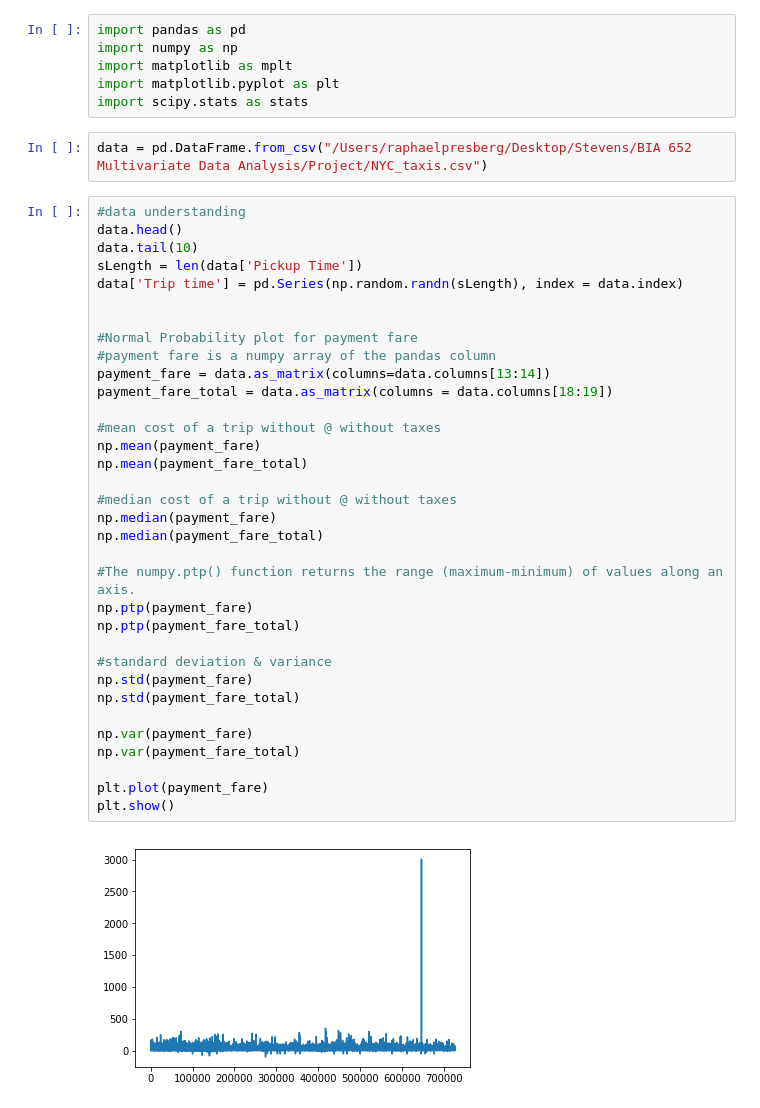
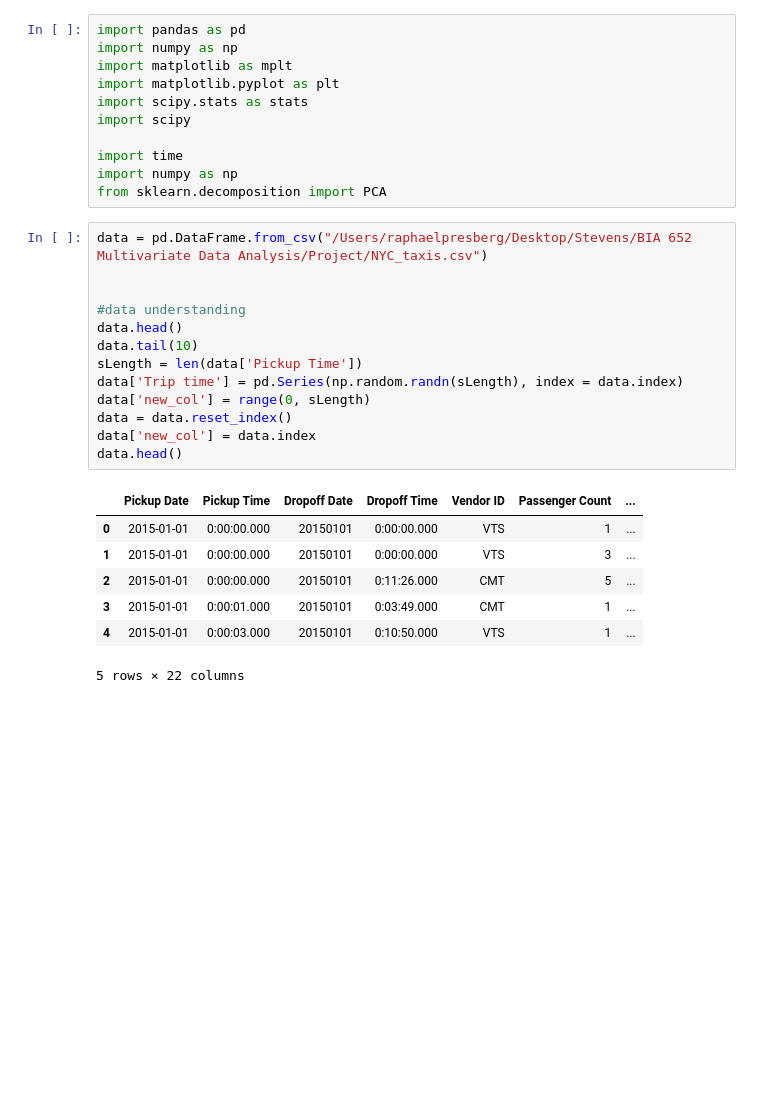
Before and after one commit to rapha94/NYC_Taxis, a Jupyter notebook: project.ipynb, the cells around one changed output. Saved outputs shown, nothing was run; the diff lists cells and outputs as text; blank space fills up the shorter version.

```diff
--- a/project.ipynb
+++ b/project.ipynb
@@ -4,41 +4,29 @@ import numpy as np
 import matplotlib as mplt
 import matplotlib.pyplot as plt
 import scipy.stats as stats
+import scipy
+
+import time
+import numpy as np
+from sklearn.decomposition import PCA
 # %%
 data = pd.DataFrame.from_csv("/Users/raphaelpresberg/Desktop/Stevens/BIA 652 Multivariate Data Analysis/Project/NYC_taxis.csv")
+
+
+#data understanding
+data.head()
+data.tail(10)
+sLength = len(data['Pickup Time'])
+data['Trip time'] = pd.Series(np.random.randn(sLength), index = data.index)
+data['new_col'] = range(0, sLength)
+data = data.reset_index()
+data['new_col'] = data.index
+data.head()
+# %% [output]
+|  | Pickup Date | Pickup Time | Dropoff Date | Dropoff Time | Vendor ID | Passenger Count | ... |
+| 0 | 2015-01-01 | 0:00:00.000 | 20150101 | 0:00:00.000 | VTS | 1 | ... |
+| 1 | 2015-01-01 | 0:00:00.000 | 20150101 | 0:00:00.000 | VTS | 3 | ... |
+| 2 | 2015-01-01 | 0:00:00.000 | 20150101 | 0:11:26.000 | CMT | 5 | ... |
+| 3 | 2015-01-01 | 0:00:01.000 | 20150101 | 0:03:49.000 | CMT | 1 | ... |
+| 4 | 2015-01-01 | 0:00:03.000 | 20150101 | 0:10:50.000 | VTS | 1 | ... |
+5 rows × 22 columns
-# %%
-#data understanding
-data.head()
-data.tail(10)
-sLength = len(data['Pickup Time'])
-data['Trip time'] = pd.Series(np.random.randn(sLength), index = data.index)
-
-
-#Normal Probability plot for payment fare
-#payment fare is a numpy array of the pandas column
-payment_fare = data.as_matrix(columns=data.columns[13:14])
-payment_fare_total = data.as_matrix(columns = data.columns[18:19])
-
-#mean cost of a trip without @ without taxes
-np.mean(payment_fare)
-np.mean(payment_fare_total)
-
-#median cost of a trip without @ without taxes
-np.median(payment_fare)
-np.median(payment_fare_total)
-
-#The numpy.ptp() function returns the range (maximum-minimum) of values along an axis.
-np.ptp(payment_fare)
-np.ptp(payment_fare_total)
-
-#standard deviation & variance
-np.std(payment_fare)
-np.std(payment_fare_total)
-
-np.var(payment_fare)
-np.var(payment_fare_total)
-
-plt.plot(payment_fare)
-plt.show()
-# %% [output]
-[figure, removed]
```
Also changed, not shown: parts of 19 cells of this notebook, 2 other files.
